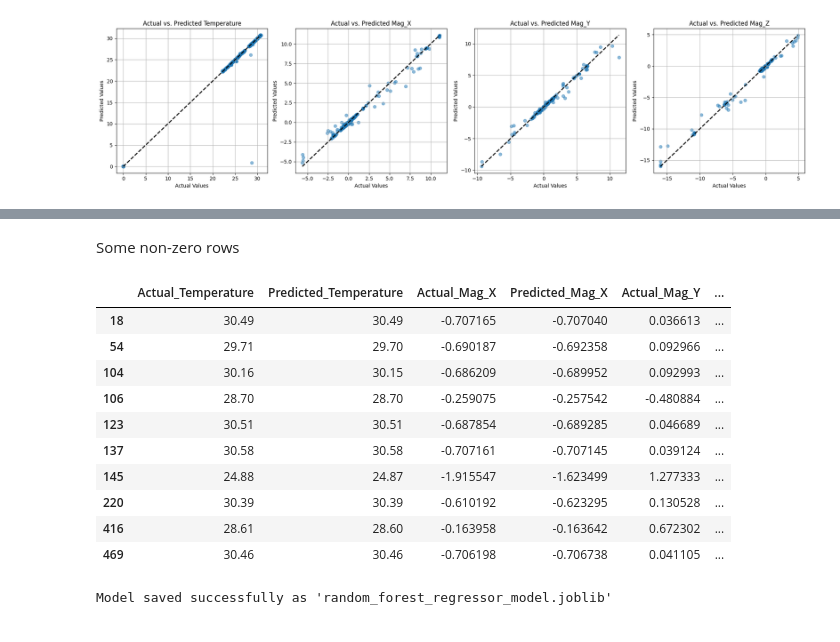
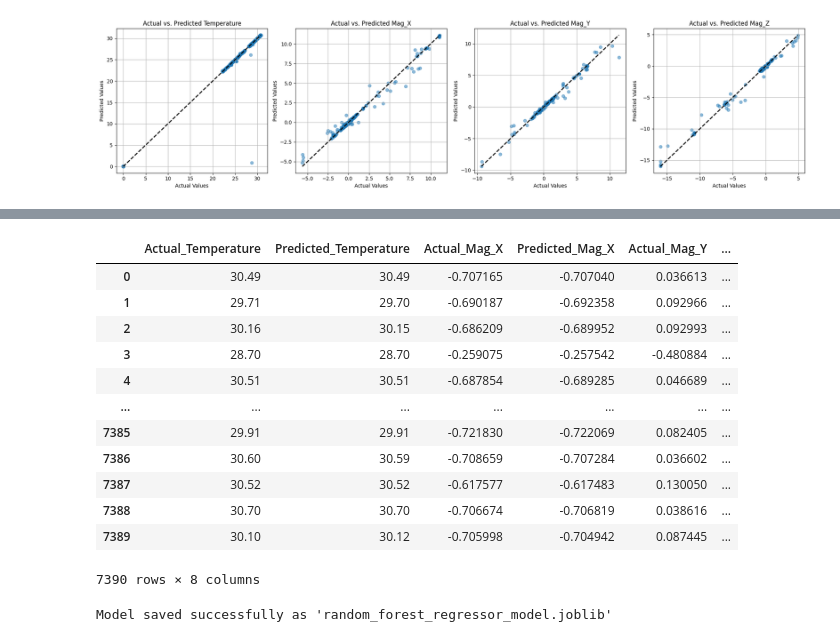
Before and after one commit to Samplergithub769/mtu-xsens-imu-Sensor, a Jupyter notebook: mtu_xsens_imu_Sensor.ipynb, the cells around one changed output, grey strips where cells are left out. Drawn from its saved outputs; the diff is of its cells as text; code cells hidden in the pictures.

```diff
--- a/mtu_xsens_imu_Sensor.ipynb
+++ b/mtu_xsens_imu_Sensor.ipynb
@@ -871,13 +866,13 @@ plt.show()
 [figure]
 # %%
 # Create a DataFrame for actual and predicted values
-comparison_df = pd.DataFrame({
+temperature_magnetometer_results = pd.DataFrame({
     'Actual_Temperature': y_test['Temperature'],
     'Predicted_Temperature': y_pred[:, 0].round(2),
     'Actual_Mag_X': y_test['Mag_X'],
-    'Predicted_Mag_X': y_pred[:, 1],
+    'Predicted_Mag_X': y_pred[:, 1].round(6),
     'Actual_Mag_Y': y_test['Mag_Y'],
-    'Predicted_Mag_Y': y_pred[:, 2],
+    'Predicted_Mag_Y': y_pred[:, 2].round(6),
     'Actual_Mag_Z': y_test['Mag_Z'],
-    'Predicted_Mag_Z': y_pred[:, 3]
+    'Predicted_Mag_Z': y_pred[:, 3].round(6)
 })
@@ -901,24 +879,24 @@ display(comparison_df)
-# %% [markdown]
-Some non-zero rows
-# %%
-non_zero_comparison_df=comparison_df[(comparison_df['Actual_Temperature']!=0) &
-                                     (comparison_df['Actual_Mag_X']!=0) &
-                                     (comparison_df['Actual_Mag_Y']!=0) &
-                                     (comparison_df['Actual_Mag_Z']!=0)]
-
-display(non_zero_comparison_df.head(10))
-# %% [output]
-|  | Actual_Temperature | Predicted_Temperature | Actual_Mag_X | Predicted_Mag_X | Actual_Mag_Y | ... |
-| 18 | 30.49 | 30.49 | -0.707165 | -0.707040 | 0.036613 | ... |
-| 54 | 29.71 | 29.70 | -0.690187 | -0.692358 | 0.092966 | ... |
-| 104 | 30.16 | 30.15 | -0.686209 | -0.689952 | 0.092993 | ... |
-| 106 | 28.70 | 28.70 | -0.259075 | -0.257542 | -0.480884 | ... |
-| 123 | 30.51 | 30.51 | -0.687854 | -0.689285 | 0.046689 | ... |
-| 137 | 30.58 | 30.58 | -0.707161 | -0.707145 | 0.039124 | ... |
-| 145 | 24.88 | 24.87 | -1.915547 | -1.623499 | 1.277333 | ... |
-| 220 | 30.39 | 30.39 | -0.610192 | -0.623295 | 0.130528 | ... |
-| 416 | 28.61 | 28.60 | -0.163958 | -0.163642 | 0.672302 | ... |
-| 469 | 30.46 | 30.46 | -0.706198 | -0.706738 | 0.041105 | ... |
+# %%
+non_zero_rows = temperature_magnetometer_results[
+    (temperature_magnetometer_results != 0).any(axis=1)
+]
+
+non_zero_rows=non_zero_rows.reset_index(drop=True)
+non_zero_rows
+# %% [output]
+|  | Actual_Temperature | Predicted_Temperature | Actual_Mag_X | Predicted_Mag_X | Actual_Mag_Y | ... |
+| 0 | 30.49 | 30.49 | -0.707165 | -0.707040 | 0.036613 | ... |
+| 1 | 29.71 | 29.70 | -0.690187 | -0.692358 | 0.092966 | ... |
+| 2 | 30.16 | 30.15 | -0.686209 | -0.689952 | 0.092993 | ... |
+| 3 | 28.70 | 28.70 | -0.259075 | -0.257542 | -0.480884 | ... |
+| 4 | 30.51 | 30.51 | -0.687854 | -0.689285 | 0.046689 | ... |
+| ... | ... | ... | ... | ... | ... | ... |
+| 7385 | 29.91 | 29.91 | -0.721830 | -0.722069 | 0.082405 | ... |
+| 7386 | 30.60 | 30.59 | -0.708659 | -0.707284 | 0.036602 | ... |
+| 7387 | 30.52 | 30.52 | -0.617577 | -0.617483 | 0.130050 | ... |
+| 7388 | 30.70 | 30.70 | -0.706674 | -0.706819 | 0.038616 | ... |
+| 7389 | 30.10 | 30.12 | -0.705998 | -0.704942 | 0.087445 | ... |
+7390 rows × 8 columns
 # %%
 import joblib
 joblib.dump(model,'random_forest_regressor_model.joblib')
```
Also changed, not shown: parts of 5 cells of this notebook.
